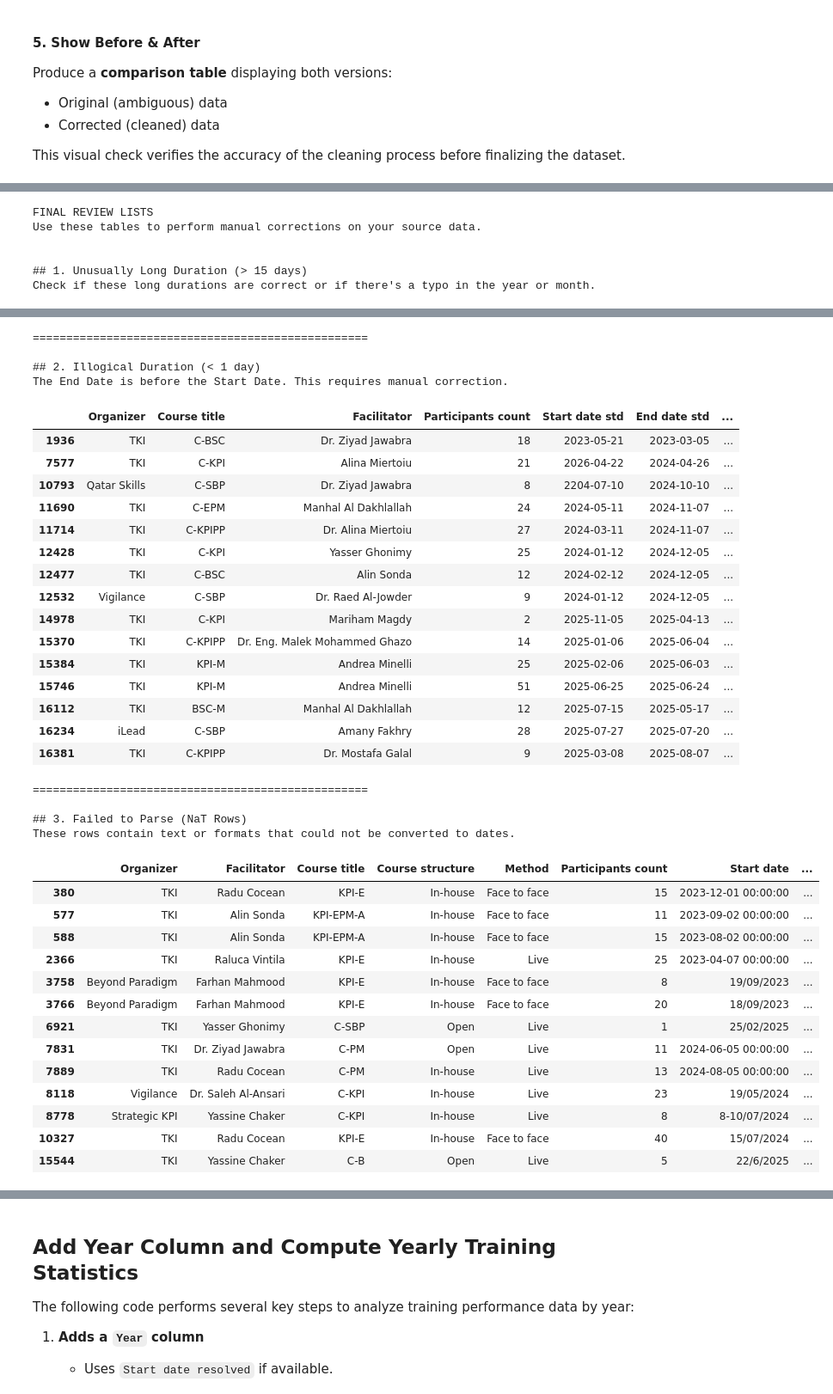
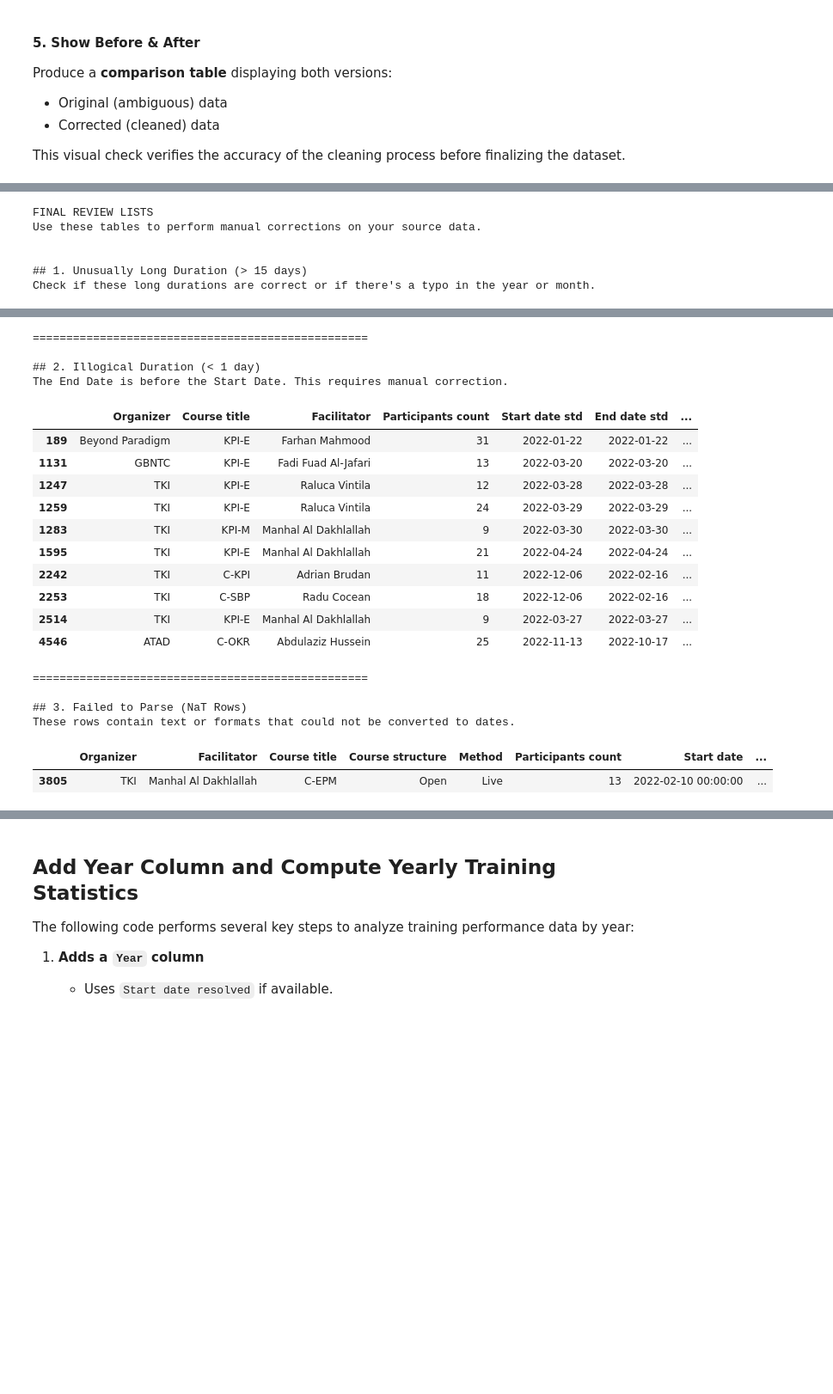
Before and after one commit to adamdandi/training-performance-analysis, a Jupyter notebook: 2023-2025-training-performance-analysis.ipynb, the cells around one changed output, grey strips where cells are left out. Shown: that part at 86% size. Saved outputs shown, nothing was run; the diff lists cells and outputs as text; code cells hidden in the pictures; blank space fills up the shorter version.

```diff
--- a/2023-2025-training-performance-analysis.ipynb
+++ b/2023-2025-training-performance-analysis.ipynb
@@ -152,17 +153,17 @@ course['Start date std'] = parse_dates(course['Start date'])
 course['End date std']   = parse_dates(course['End date'])
 
 # Keep ONLY rows where Start date std OR End date std is in 2023/2024/2025
-valid_years = {2023, 2024, 2025}
+valid_years = {2022}
 mask_years = (
     course['Start date std'].dt.year.isin(valid_years) |
     course['End date std'].dt.year.isin(valid_years)
 )
 course = course[mask_years].reset_index(drop=True)
-# Explicitly exclude any row where Start/End std is in 2022
-course = course[~(course['Start date std'].dt.year.eq(2022) | course['End date std'].dt.year.eq(2022))].reset_index(drop=True)
+# Explicitly exclude any row where Start/End std is in 2021
+course = course[~(course['Start date std'].dt.year.eq(2021) | course['End date std'].dt.year.eq(2021))].reset_index(drop=True)
 
 # (Optional) quick look
-print("Filtered rows (years 2023–2025 in Start/End std):", len(course))
+print("Filtered rows (years 2022 in Start/End std):", len(course))
 display(course.head(20))
 display(course.tail(20))
 # %% [output]
@@ -410,9 +388,9 @@ course_dedup['Duration (days)'] = (
 ).dt.days + 1
 
 # 2) Targeted flags
-#    - Duration < 1  : end before start (likely parsing/data error)
+#    - Duration < 2  : end before start (likely parsing/data error) and same date check
 #    - Duration > 15 : unusually long, needs review
-suspicious_mask = (course_dedup['Duration (days)'] < 1) | (course_dedup['Duration (days)'] > 15)
+suspicious_mask = (course_dedup['Duration (days)'] < 2) | (course_dedup['Duration (days)'] > 15)
 
 # 3) Clear outputs
 #    a) Rows with unparsed dates (either std date is NaT)
@@ -436,7 +414,7 @@ suspicious_count = suspicious_mask.sum()
 
 print(f"Total rows (dedup): {rows_total}")
 print(f"Rows with unparsed dates (NaT): {nat_count}")
-print(f"Rows with suspicious durations (<1 or >15 days): {suspicious_count}\n")
+print(f"Rows with suspicious durations (<2 or >15 days): {suspicious_count}\n")
 
 print(" ROWS WITH SUSPICIOUS DURATION ")
 display(suspicious_table)
@@ -615,14 +581,17 @@ Such cases often mean the **end date is earlier than the start date**, indicatin
 Detect rows where **date parsing failed**, resulting in `NaT` (*Not a Time*) values.
 These records represent **invalid or unreadable date formats** that require manual review or correction.
 # %%
+# Allow full row display
+pd.set_option('display.max_rows', None)
+
 #  Main Logic: Filter for remaining problematic rows
 
 # 1. Filter for courses with unusually long durations
 long_duration_mask = resolved_table['Duration resolved (days)'] > 15
 long_duration_table = resolved_table[long_duration_mask]
 
-# 2. Filter for courses with illogical durations (less than 1 day)
-short_duration_mask = resolved_table['Duration resolved (days)'] < 1
+# 2. Filter for courses with illogical durations (less than 1 day and same date check)
+short_duration_mask = resolved_table['Duration resolved (days)'] < 2
 short_duration_table = resolved_table[short_duration_mask]
 
 # 3. Define columns for a clean, consistent view
@@ -688,41 +654,24 @@ Check if these long durations are correct or if there's a typo in the year or mo
 ==================================================
 
 ## 2. Illogical Duration (< 1 day)
 The End Date is before the Start Date. This requires manual correction.
 |  | Organizer | Course title | Facilitator | Participants count | Start date std | End date std | ... |
-| 1936 | TKI | C-BSC | Dr. Ziyad Jawabra | 18 | 2023-05-21 | 2023-03-05 | ... |
-| 7577 | TKI | C-KPI | Alina Miertoiu | 21 | 2026-04-22 | 2024-04-26 | ... |
-| 10793 | Qatar Skills | C-SBP | Dr. Ziyad Jawabra | 8 | 2204-07-10 | 2024-10-10 | ... |
-| 11690 | TKI | C-EPM | Manhal Al Dakhlallah | 24 | 2024-05-11 | 2024-11-07 | ... |
-| 11714 | TKI | C-KPIPP | Dr. Alina Miertoiu | 27 | 2024-03-11 | 2024-11-07 | ... |
-| 12428 | TKI | C-KPI | Yasser Ghonimy | 25 | 2024-01-12 | 2024-12-05 | ... |
-| 12477 | TKI | C-BSC | Alin Sonda | 12 | 2024-02-12 | 2024-12-05 | ... |
-| 12532 | Vigilance | C-SBP | Dr. Raed Al-Jowder | 9 | 2024-01-12 | 2024-12-05 | ... |
-| 14978 | TKI | C-KPI | Mariham Magdy | 2 | 2025-11-05 | 2025-04-13 | ... |
-| 15370 | TKI | C-KPIPP | Dr. Eng. Malek Mohammed Ghazo | 14 | 2025-01-06 | 2025-06-04 | ... |
-| 15384 | TKI | KPI-M | Andrea Minelli | 25 | 2025-02-06 | 2025-06-03 | ... |
-| 15746 | TKI | KPI-M | Andrea Minelli | 51 | 2025-06-25 | 2025-06-24 | ... |
-| 16112 | TKI | BSC-M | Manhal Al Dakhlallah | 12 | 2025-07-15 | 2025-05-17 | ... |
-| 16234 | iLead | C-SBP | Amany Fakhry | 28 | 2025-07-27 | 2025-07-20 | ... |
-| 16381 | TKI | C-KPIPP | Dr. Mostafa Galal | 9 | 2025-03-08 | 2025-08-07 | ... |
+| 189 | Beyond Paradigm | KPI-E | Farhan Mahmood | 31 | 2022-01-22 | 2022-01-22 | ... |
+| 1131 | GBNTC | KPI-E | Fadi Fuad Al-Jafari | 13 | 2022-03-20 | 2022-03-20 | ... |
+| 1247 | TKI | KPI-E | Raluca Vintila | 12 | 2022-03-28 | 2022-03-28 | ... |
+| 1259 | TKI | KPI-E | Raluca Vintila | 24 | 2022-03-29 | 2022-03-29 | ... |
+| 1283 | TKI | KPI-M | Manhal Al Dakhlallah | 9 | 2022-03-30 | 2022-03-30 | ... |
+| 1595 | TKI | KPI-E | Manhal Al Dakhlallah | 21 | 2022-04-24 | 2022-04-24 | ... |
+| 2242 | TKI | C-KPI | Adrian Brudan | 11 | 2022-12-06 | 2022-02-16 | ... |
+| 2253 | TKI | C-SBP | Radu Cocean | 18 | 2022-12-06 | 2022-02-16 | ... |
+| 2514 | TKI | KPI-E | Manhal Al Dakhlallah | 9 | 2022-03-27 | 2022-03-27 | ... |
+| 4546 | ATAD | C-OKR | Abdulaziz Hussein | 25 | 2022-11-13 | 2022-10-17 | ... |
 ==================================================
 
 ## 3. Failed to Parse (NaT Rows)
 These rows contain text or formats that could not be converted to dates.
 |  | Organizer | Facilitator | Course title | Course structure | Method | Participants count | Start date | ... |
-| 380 | TKI | Radu Cocean | KPI-E | In-house | Face to face | 15 | 2023-12-01 00:00:00 | ... |
-| 577 | TKI | Alin Sonda | KPI-EPM-A | In-house | Face to face | 11 | 2023-09-02 00:00:00 | ... |
-| 588 | TKI | Alin Sonda | KPI-EPM-A | In-house | Face to face | 15 | 2023-08-02 00:00:00 | ... |
-| 2366 | TKI | Raluca Vintila | KPI-E | In-house | Live | 25 | 2023-04-07 00:00:00 | ... |
-| 3758 | Beyond Paradigm | Farhan Mahmood | KPI-E | In-house | Face to face | 8 | 19/09/2023 | ... |
-| 3766 | Beyond Paradigm | Farhan Mahmood | KPI-E | In-house | Face to face | 20 | 18/09/2023 | ... |
-| 6921 | TKI | Yasser Ghonimy | C-SBP | Open | Live | 1 | 25/02/2025 | ... |
-| 7831 | TKI | Dr. Ziyad Jawabra | C-PM | Open | Live | 11 | 2024-06-05 00:00:00 | ... |
-| 7889 | TKI | Radu Cocean | C-PM | In-house | Live | 13 | 2024-08-05 00:00:00 | ... |
-| 8118 | Vigilance | Dr. Saleh Al-Ansari | C-KPI | In-house | Live | 23 | 19/05/2024 | ... |
-| 8778 | Strategic KPI | Yassine Chaker | C-KPI | In-house | Live | 8 | 8-10/07/2024 | ... |
-| 10327 | TKI | Radu Cocean | KPI-E | In-house | Face to face | 40 | 15/07/2024 | ... |
-| 15544 | TKI | Yassine Chaker | C-B | Open | Live | 5 | 22/6/2025 | ... |
+| 3805 | TKI | Manhal Al Dakhlallah | C-EPM | Open | Live | 13 | 2022-02-10 00:00:00 | ... |
 # %%
 # 0) Bootstrap working copy from previous step (NO re-parsing)
 #    Assumes course_dedup already has 'Start date std', 'End date std', and (optionally) 'Duration (days)'
```
Also changed, not shown: parts of 22 cells of this notebook.
